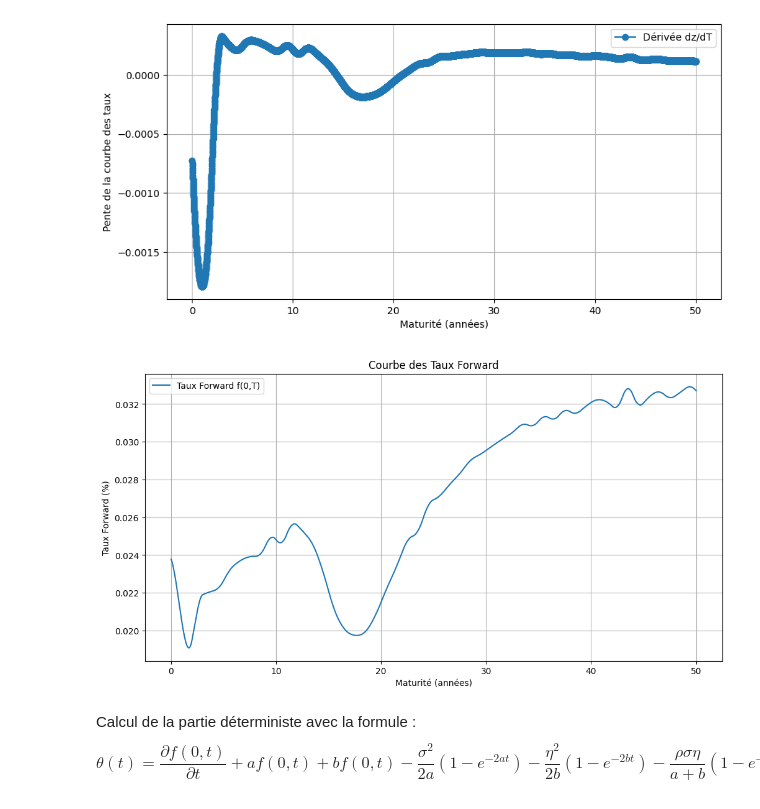
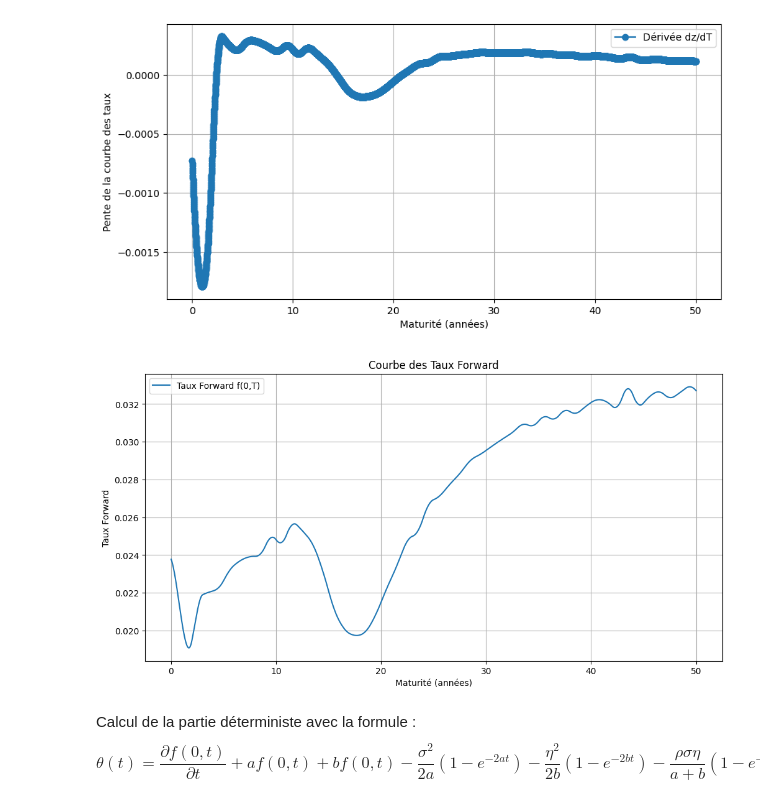
Before and after one commit to massine-djn/StatApp_GSE, a Jupyter notebook: main.ipynb, the cells around one changed output. Drawn from its saved outputs; the diff is of its cells as text; code cells hidden in the pictures.

```diff
--- a/main.ipynb
+++ b/main.ipynb
@@ -311,15 +311,15 @@ plt.show()
 # %%
 # Tracé de la courbe des taux forward
 plt.figure(figsize=(12, 6))
 plt.plot(df_forward_rates["Maturité"], df_forward_rates["Taux Forward f(0,T)"], label='Taux Forward f(0,T)')
 plt.xlabel('Maturité (années)')
-plt.ylabel('Taux Forward (%)')
+plt.ylabel('Taux Forward')
 plt.legend()
 plt.title('Courbe des Taux Forward')
 plt.grid()
 plt.show()
 # %% [output]
-[figure, old version]
+[figure, new version]
 # %% [markdown]
 Calcul de la partie déterministe avec la formule :
 $$
```
Also changed, not shown: parts of 16 cells of this notebook.
